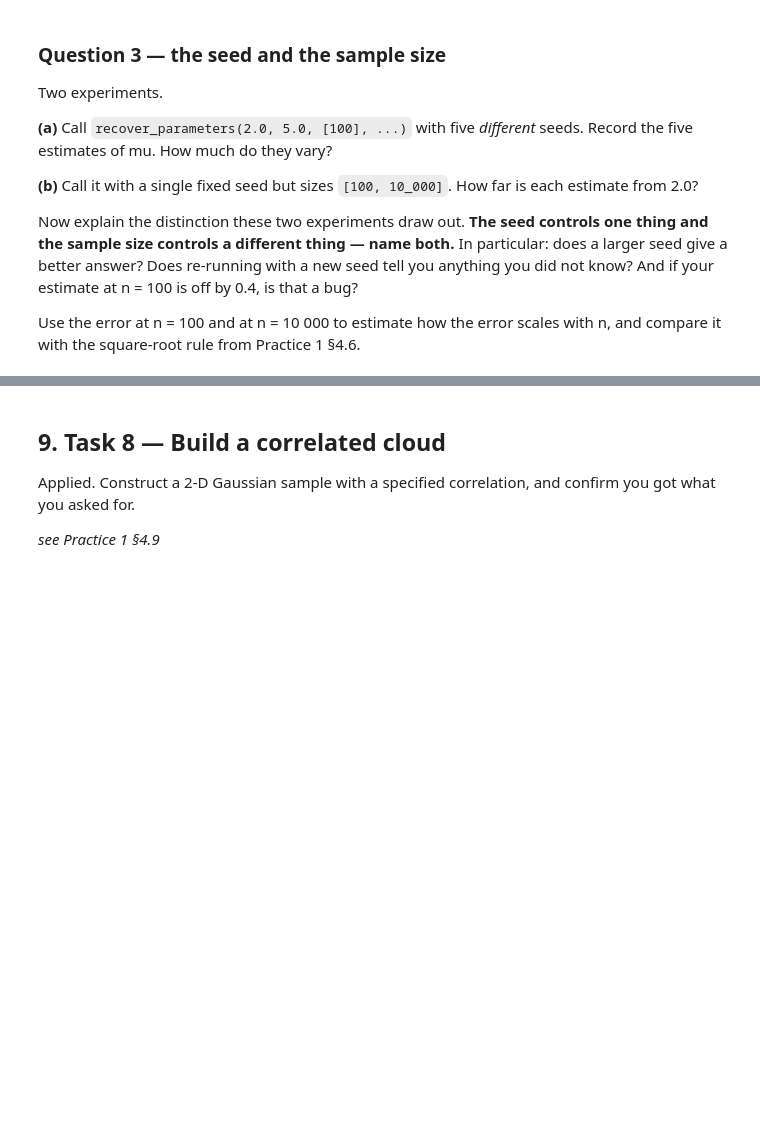
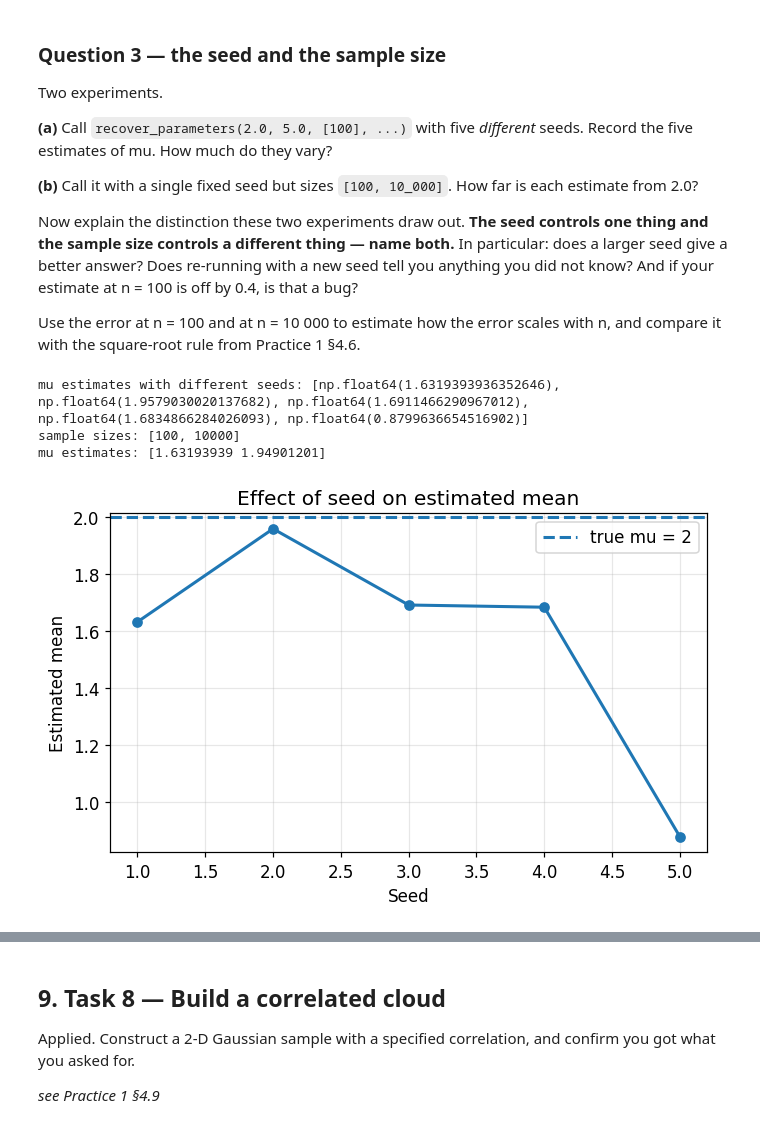
Before and after one commit to yuliiamatviievska-prog/ida-practice-12, a Jupyter notebook: practice/1/1-homework.ipynb, the cells around one changed output, grey strips where cells are left out. Saved outputs shown, nothing was run; the diff lists cells and outputs as text; code cells hidden in the pictures; blank space fills up the shorter version.

```diff
--- a/practice/1/1-homework.ipynb
+++ b/practice/1/1-homework.ipynb
@@ -319,11 +395,15 @@ and measure how far the estimated parameters fall from the true ones.
 *see Practice 1 §4.1 and §4.6*
 # %%
 def recover_parameters(true_mu, true_sigma, sizes, generator):
+    """
+    Estimate mean and standard deviation from samples of different sizes.
+    """
     mu_hat = []
     sigma_hat = []
 
     for n in sizes:
-        sample = generator.normal(true_mu, true_sigma, size=n)
+        sample = generator.normal(true_mu, true_sigma, n)
+
         mu_hat.append(sample.mean())
         sigma_hat.append(sample.std(ddof=1))
 
@@ -387,7 +467,41 @@ estimate at n = 100 is off by 0.4, is that a bug?
 Use the error at n = 100 and at n = 10 000 to estimate how the error scales
 with n, and compare it with the square-root rule from Practice 1 §4.6.
 # %%
-# Space for the code that supports your answer.
+import numpy as np
+import matplotlib.pyplot as plt
+
+seeds = [1, 2, 3, 4, 5]
+
+# різні seed, однакова вибірка
+mu_values = []
+
+for s in seeds:
+    result = recover_parameters(2.0, 5.0, [100], np.random.default_rng(s))
+    mu_values.append(result["mu_hat"][0])
+
+print("mu estimates with different seeds:", mu_values)
+
+# один seed, різні розміри вибірки
+sizes = [100, 10000]
+result = recover_parameters(2.0, 5.0, sizes, np.random.default_rng(1))
+
+print("sample sizes:", sizes)
+print("mu estimates:", result["mu_hat"])
+
+# графік
+plt.figure(figsize=(7,4))
+plt.plot(seeds, mu_values, marker="o")
+plt.axhline(2.0, linestyle="--", label="true mu = 2")
+plt.xlabel("Seed")
+plt.ylabel("Estimated mean")
+plt.title("Effect of seed on estimated mean")
+plt.legend()
+plt.show()
+# %% [output]
+mu estimates with different seeds: [np.float64(1.6319393936352646), np.float64(1.9579030020137682), np.float64(1.6911466290967012), np.float64(1.6834866284026093), np.float64(0.8799636654516902)]
+sample sizes: [100, 10000]
+mu estimates: [1.63193939 1.94901201]
+[figure, added]
 # %% [markdown]
 **Your answer:**
 
```
Also changed, not shown: parts of 26 cells of this notebook.
